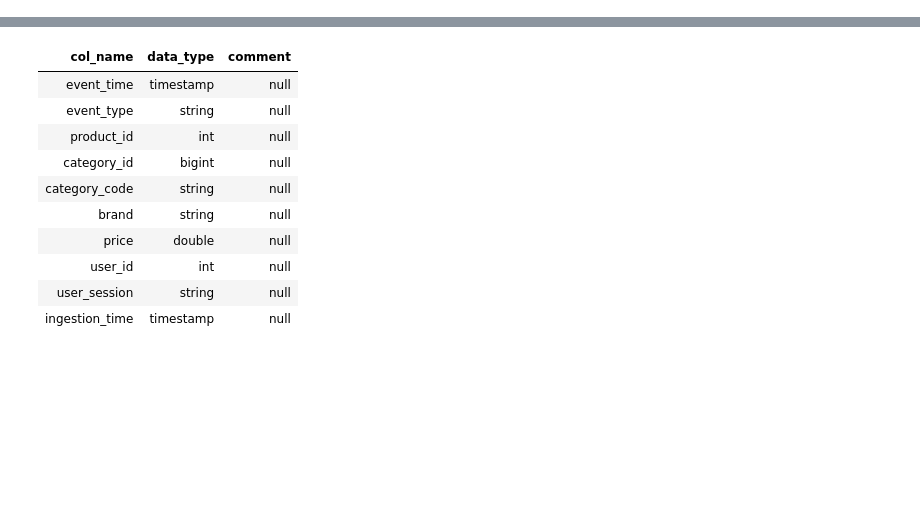
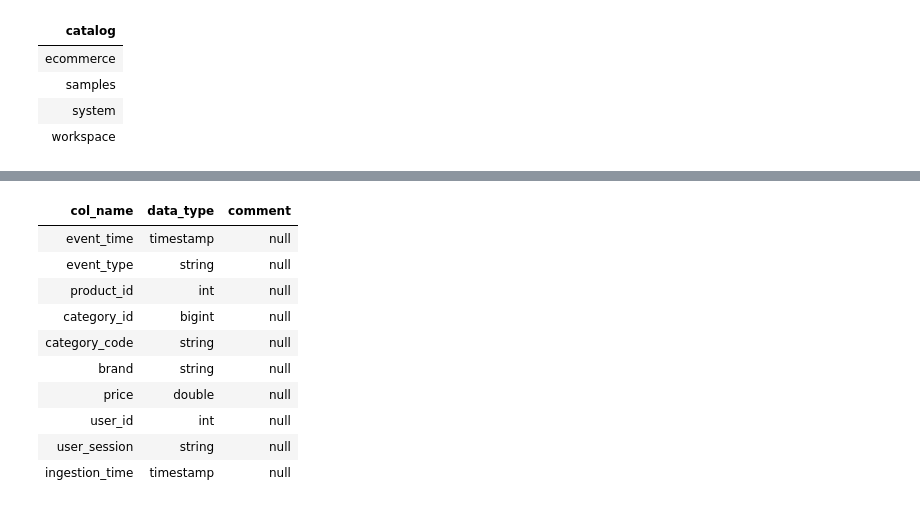
Before and after one commit to Geniyk/Databricks, a Jupyter notebook: Day_14/Day_14_AI_Powered_Analytics_Genie_Mosaic AI.ipynb, the cells around one changed output, grey strips where cells are left out. Saved outputs shown, nothing was run; the diff lists cells and outputs as text; code cells hidden in the pictures; blank space fills up the shorter version.

```diff
--- a/Day_14/Day_14_AI_Powered_Analytics_Genie_Mosaic AI.ipynb
+++ b/Day_14/Day_14_AI_Powered_Analytics_Genie_Mosaic AI.ipynb
@@ -0,0 +1,9 @@
+# %%
+%sql
+SHOW CATALOGS;
+# %% [output]
+| catalog |
+| ecommerce |
+| samples |
+| system |
+| workspace |
```
Also changed, not shown: parts of 11 cells of this notebook.
